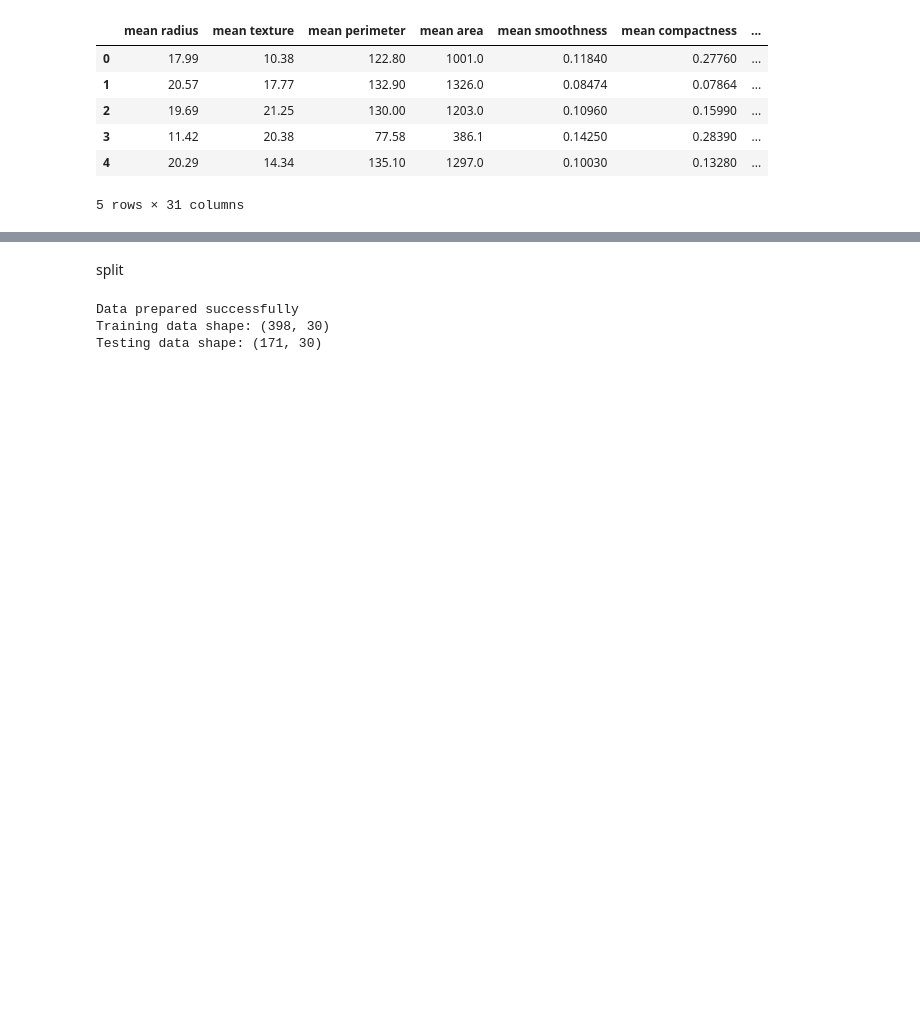
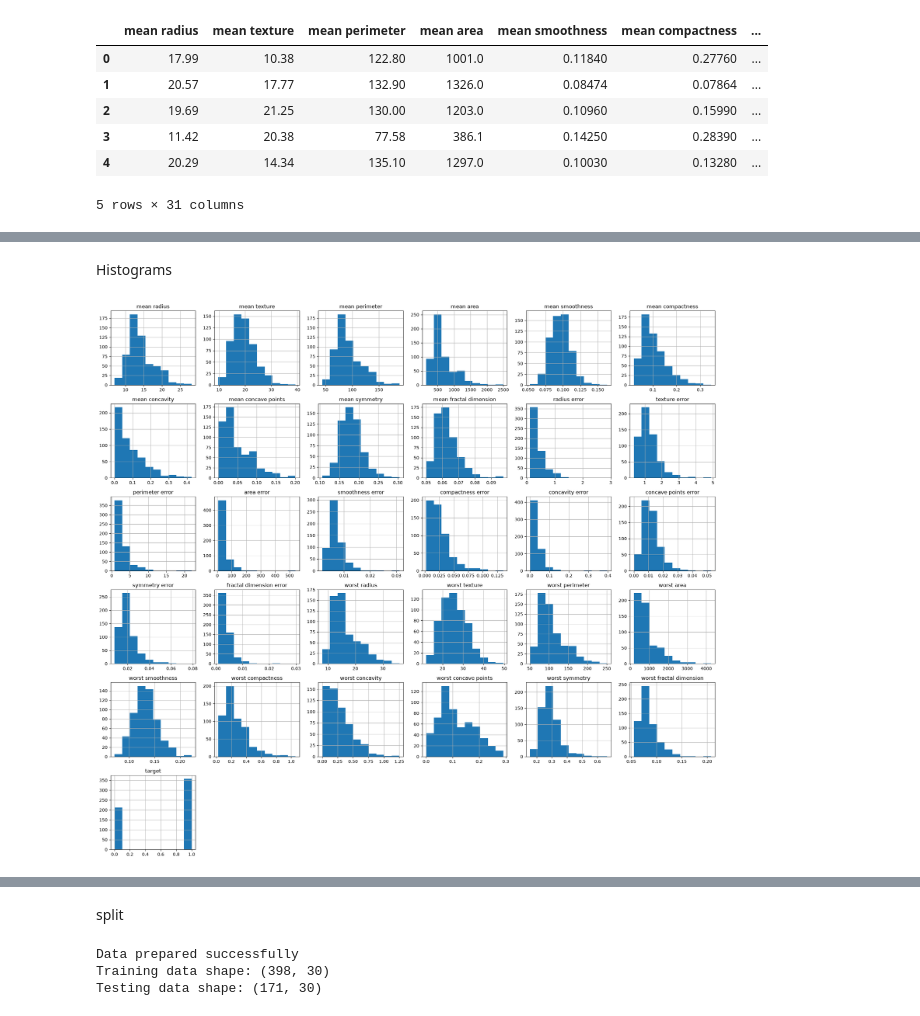
Before and after one commit to pyscar/Machine-Learning-Portfolio, a Jupyter notebook: 05_Particle_Swarm_Optimization/Particle_Swarm_Optimization.ipynb, the cells around one changed output, grey strips where cells are left out. Drawn from its saved outputs; the diff is of its cells as text; code cells hidden in the pictures; blank space fills up the shorter version.

```diff
--- a/05_Particle_Swarm_Optimization/Particle_Swarm_Optimization.ipynb
+++ b/05_Particle_Swarm_Optimization/Particle_Swarm_Optimization.ipynb
@@ -45,0 +133,12 @@ Index(['mean radius', 'mean texture', 'mean perimeter', 'mean area',
+# %% [markdown]
+Histograms
+# %%
+df.hist(figsize=(20,18))
+
+plt.tight_layout()
+
+plt.savefig("feature_histograms.png",dpi=300)
+
+plt.show()
+# %% [output]
+[figure, added]
```
Also changed, not shown: parts of 32 cells of this notebook, 27 other files.
